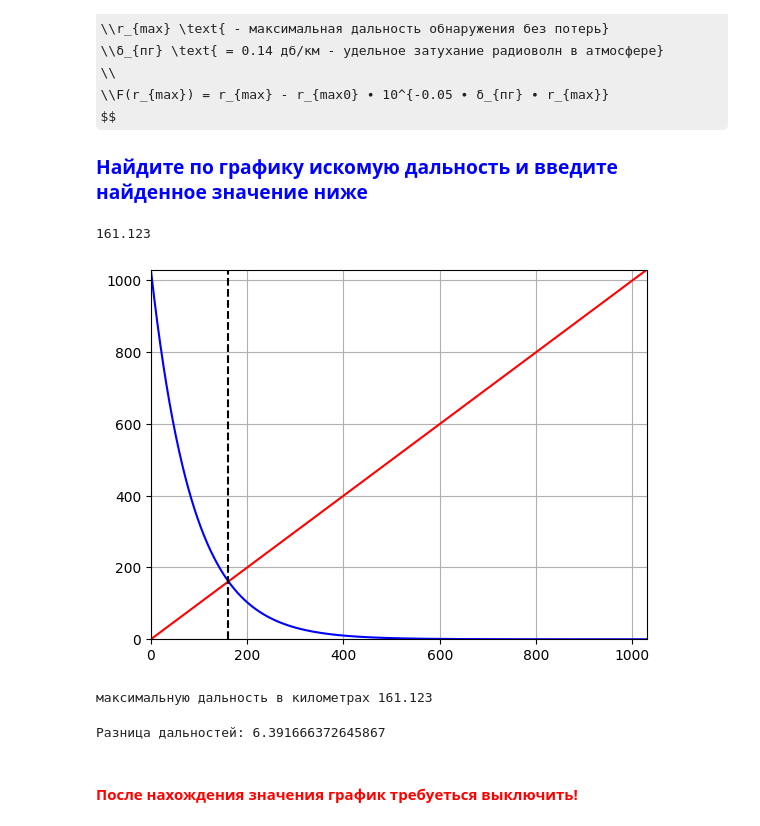
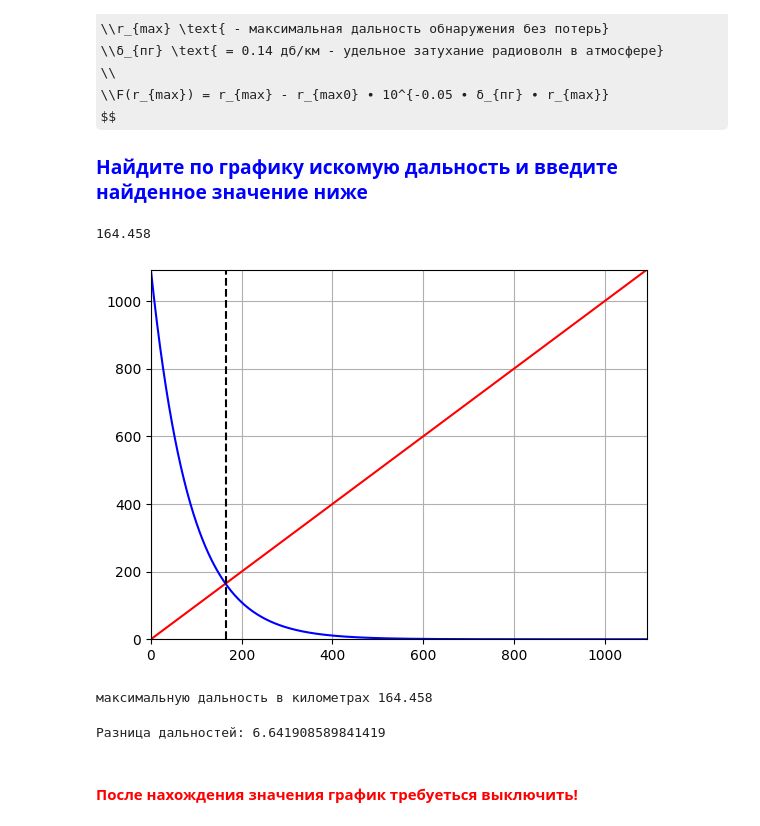
Before and after one commit to Gnom431/Open_ASSN, a Jupyter notebook: АССН_1_рлс.ipynb, the cells around one changed output. Cells and saved outputs as stored; diff of their text form; code cells hidden in the pictures; some formulas as TeX source.

```diff
--- a/АССН_1_рлс.ipynb
+++ b/АССН_1_рлс.ipynb
@@ -309,6 +309,7 @@ Qr = 3.7 #эффективной площади рассеивания ВО (э
 
 T = -2 + 273 #Температура откружающей среды в Кельвинах
 
-r_max_0 = sqrt(sqrt((2*P_cp*t_n*G_m*Qr*A_max_pered)/((4*pi)*(4*pi)*a_p*q_0**2*k_sh*k*T)))
+r_max_0 = ((2*P_cp*t_n*G_m*Qr*A_max_prm)/((4*pi)*(4*pi)*a_p*q_0**2*k_sh*k*T))**(1/4)
 print( "Максимальная дальность обнаружения без потерь: " + str(r_max_0/1000) + " км")
+#1090 должно быть
 # %% [output]
@@ -334,41 +335,41 @@ $$
 # %%
 %matplotlib inline
 Q_pg = float(0.1) #дБ/км
 
 xf1 = []
 yf1 = []
 
 for r in range(0, int(r_max_0)):
     xf1.append(r/1000)
     yf1.append(r/1000)
 plt.plot(xf1, yf1, color="red")
 
 xf2 = []
 yf2 = []
 for r in range(0, int(r_max_0)):
     xf2.append(r/1000)
     yf2.append(r_max_0 *10**(-0.05*Q_pg*r/1000)/1000)
 plt.plot(xf2, yf2, color="blue")
 
 r_max = 0
 for i in range(100000, int(r_max_0*0.6)): #в диапозоне от 100 км до ок.600 км
-    if abs(yf1[i] - yf2[i]) < 0.0005: #играться с точностью если нет значений
+    if abs(yf1[i] - yf2[i]) < 0.0015: #играться с точностью если нет значений
         print(xf2[i])
         r_max = xf2[i]
 plt.ylim(0, r_max_0/1000)
 plt.xlim(0, r_max_0/1000)
 plt.axvline(r_max, color="black", linestyle='--')
 plt.grid()
 plt.show()
 print("максимальную дальность в километрах " + str(r_max))
 # %% [output]
-161.123
+164.458
-[figure, old version]
+[figure, new version]
-максимальную дальность в километрах 161.123
+максимальную дальность в километрах 164.458
 # %%
 print("Разница дальностей: " + str(r_max_0/(r_max*1000)))
 # %% [output]
-Разница дальностей: 6.391666372645867
+Разница дальностей: 6.641908589841419
 # %% [markdown]
 #### <span style="color:red">После нахождения значения график требуеться выключить!</span>
 # %% [markdown]
```
Also changed, not shown: parts of 10 cells of this notebook.
